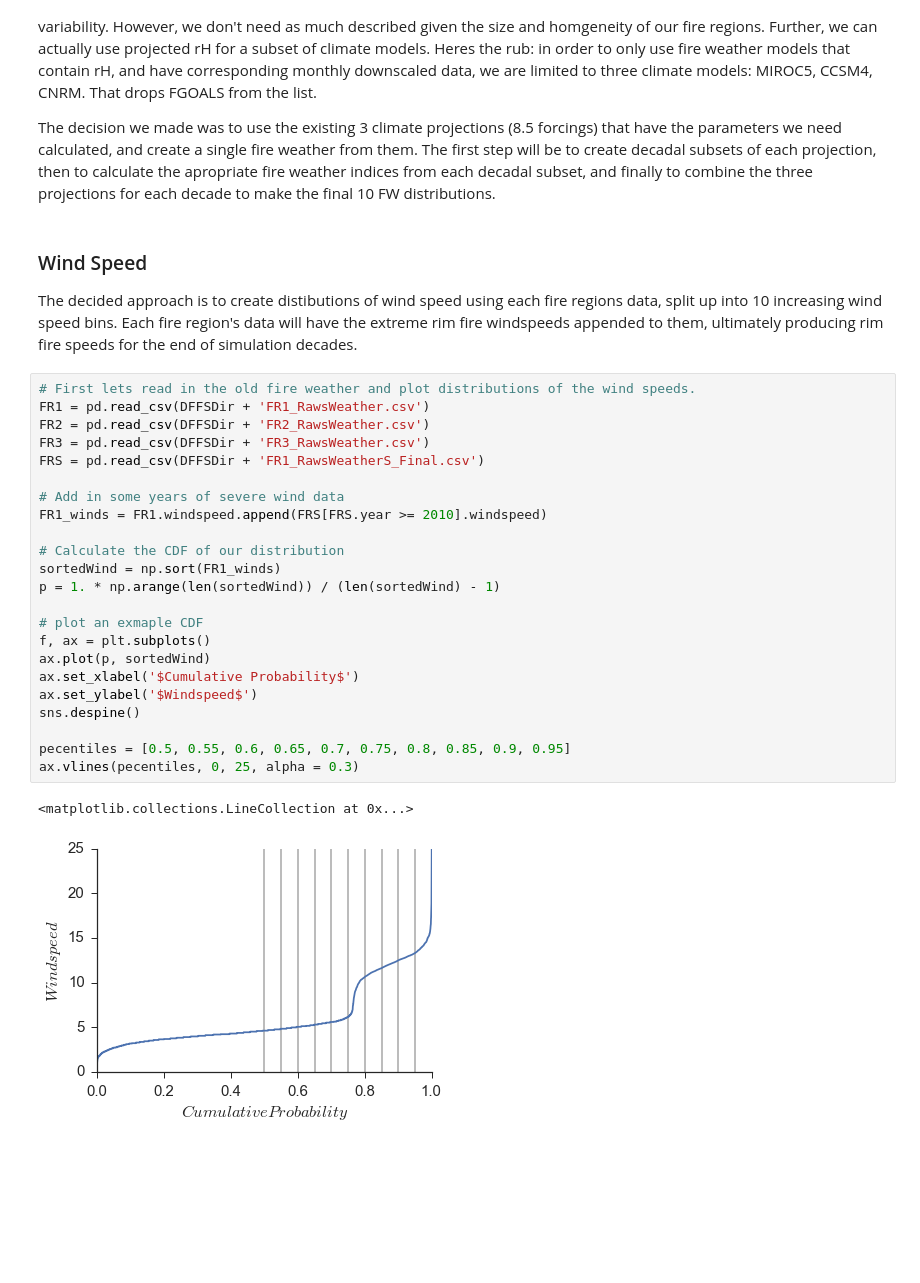
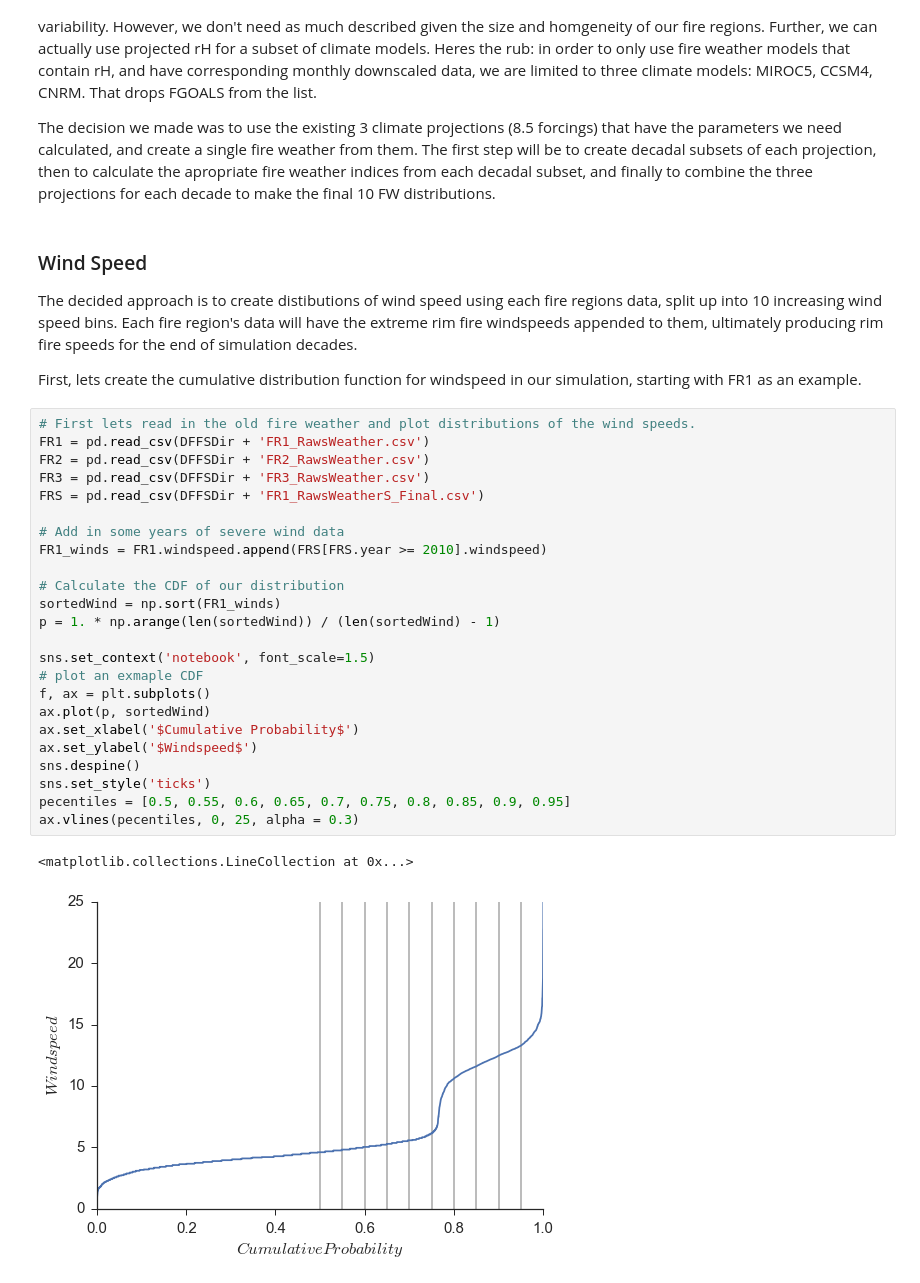
Before and after one commit to djkrofch/DinkeyCreek, a Jupyter notebook: ProjectedClimate.ipynb, the cells around one changed output. Saved outputs shown, nothing was run; the diff lists cells and outputs as text; blank space fills up the shorter version.

Commit message:
Framed the wind distribution in terms of proj. climate
Added some figures and code that summarize how wind speed will change
over the course of the simulation, from more mild to more extreme gusts.

```diff
--- a/ProjectedClimate.ipynb
+++ b/ProjectedClimate.ipynb
@@ -803,29 +804,32 @@ The decision we made was to use the existing 3 climate projections (8.5 forcings
 # %% [markdown]
 ### Wind Speed
 The decided approach is to create distibutions of wind speed using each fire regions data, split up into 10 increasing wind speed bins. Each fire region's data will have the extreme rim fire windspeeds appended to them, ultimately producing rim fire speeds for the end of simulation decades.
+
+First, lets create the cumulative distribution function for windspeed in our simulation, starting with FR1 as an example.
 # %%
 # First lets read in the old fire weather and plot distributions of the wind speeds.
 FR1 = pd.read_csv(DFFSDir + 'FR1_RawsWeather.csv')
 FR2 = pd.read_csv(DFFSDir + 'FR2_RawsWeather.csv')
 FR3 = pd.read_csv(DFFSDir + 'FR3_RawsWeather.csv')
 FRS = pd.read_csv(DFFSDir + 'FR1_RawsWeatherS_Final.csv')
 
 # Add in some years of severe wind data
 FR1_winds = FR1.windspeed.append(FRS[FRS.year >= 2010].windspeed)
 
 # Calculate the CDF of our distribution
 sortedWind = np.sort(FR1_winds)
 p = 1. * np.arange(len(sortedWind)) / (len(sortedWind) - 1)
 
+sns.set_context('notebook', font_scale=1.5)
 # plot an exmaple CDF
 f, ax = plt.subplots()
 ax.plot(p, sortedWind)
 ax.set_xlabel('$Cumulative Probability$')
 ax.set_ylabel('$Windspeed$')
 sns.despine()
-
+sns.set_style('ticks')
 pecentiles = [0.5, 0.55, 0.6, 0.65, 0.7, 0.75, 0.8, 0.85, 0.9, 0.95]
 ax.vlines(pecentiles, 0, 25, alpha = 0.3)
 # %% [output]
 <matplotlib.collections.LineCollection at 0x...>
-[figure, old version]
+[figure, new version]
```
Also changed, not shown: parts of 4 cells of this notebook.
